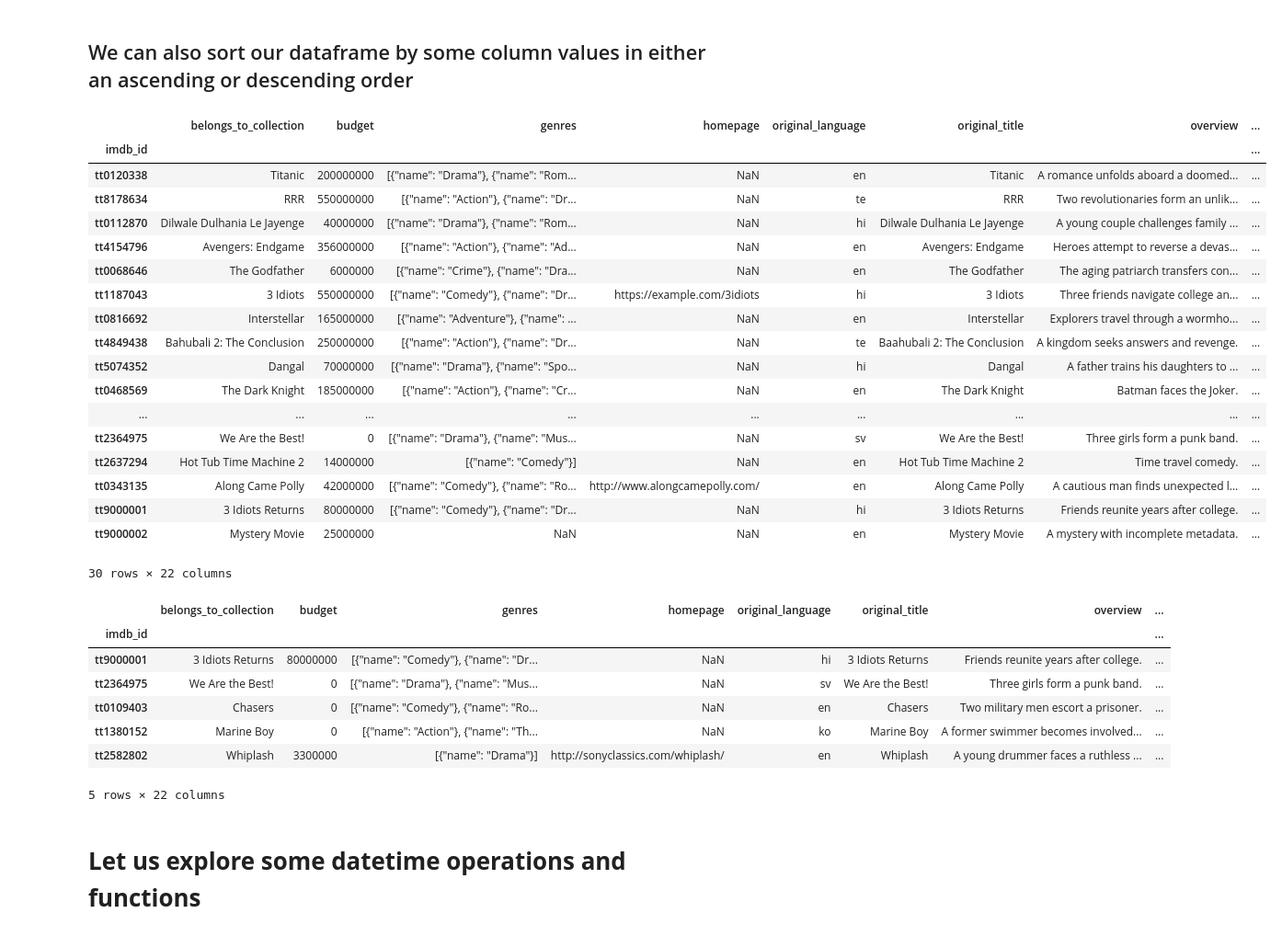
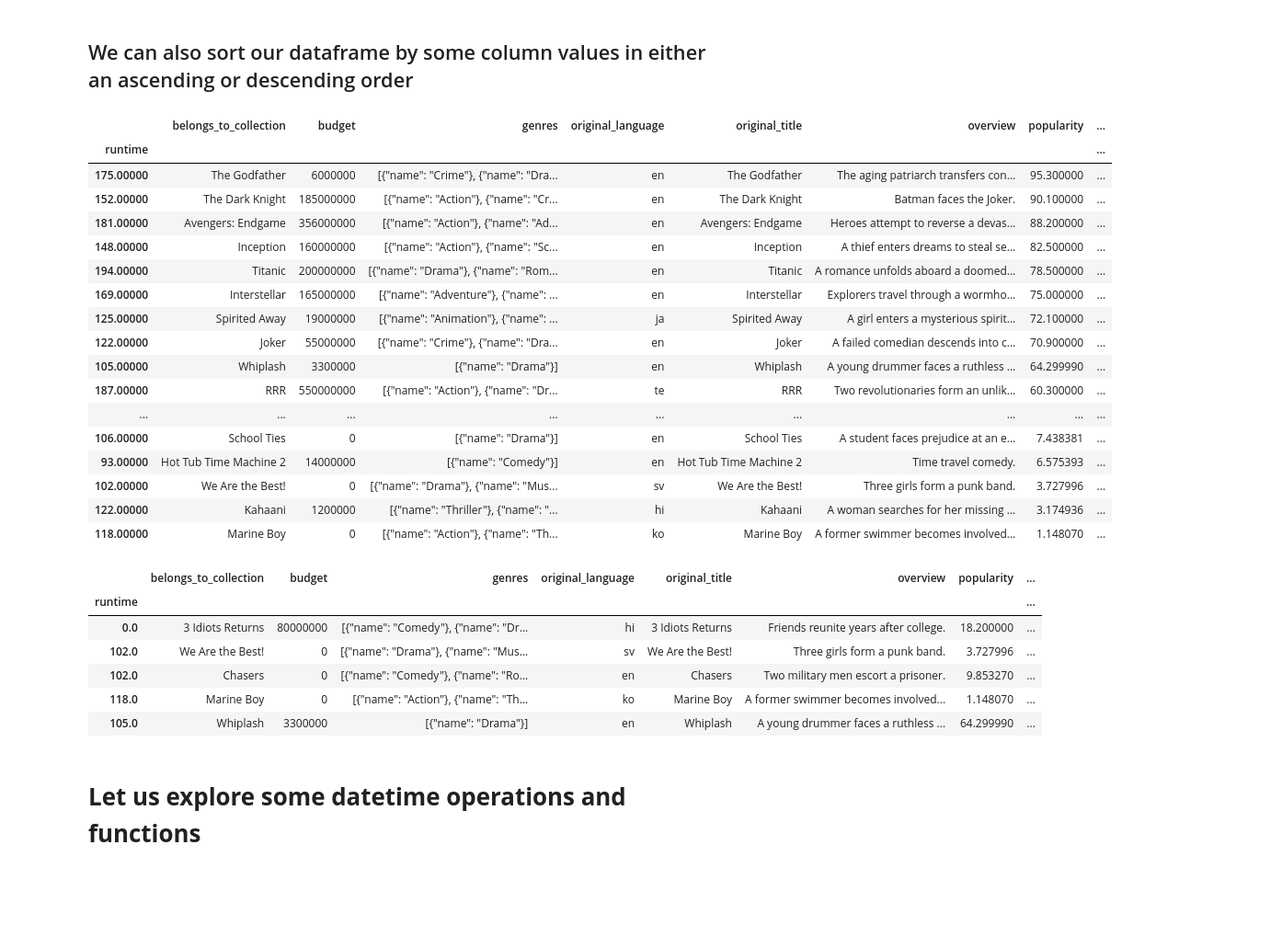
Before and after one commit to laxmanclinilaunch-hub/Python-7-8-, a Jupyter notebook: 2.EDA/Pandas_Operations.ipynb, the cells around one changed output. Shown: that part at 92% size. Cells and saved outputs as stored; diff of their text form; code cells hidden in the pictures; blank space fills up the shorter version.

```diff
--- a/2.EDA/Pandas_Operations.ipynb
+++ b/2.EDA/Pandas_Operations.ipynb
@@ -395,9 +397,3 @@ cast                             object
 crew                             object
 revenue                           int64
 dtype: object
-# %%
-df.year=df.release_date.dt.year
-# %%
-df.month=df.release_date.dt.month
-# %%
-df.day=df.release_date.dt.day
@@ -752,7 +830,7 @@ df.iloc[:5]
 | 4 | Marine Boy | 0 | [{"name": "Action"}, {"name": "Th... | NaN | tt1380152 | ko | Marine Boy | ... |
 5 rows × 21 columns
 # %%
-df.set_index('imdb_id', inplace=True)
+df.set_index('runtime', inplace=True)
 # %%
 df.head()
 # %% [output]
@@ -863,39 +949,37 @@ df.head()
 ## We can also sort our dataframe by some column values in either an ascending or descending order
 # %%
 # Sort values in descending order
-df.sort_values('runtime', ascending=False)
+df.sort_values('popularity', ascending=False)
 # %% [output]
-|  | belongs_to_collection | budget | genres | homepage | original_language | original_title | overview | ... |
-| imdb_id |  |  |  |  |  |  |  | ... |
-| tt0120338 | Titanic | 200000000 | [{"name": "Drama"}, {"name": "Rom... | NaN | en | Titanic | A romance unfolds aboard a doomed... | ... |
-| tt8178634 | RRR | 550000000 | [{"name": "Action"}, {"name": "Dr... | NaN | te | RRR | Two revolutionaries form an unlik... | ... |
-| tt0112870 | Dilwale Dulhania Le Jayenge | 40000000 | [{"name": "Drama"}, {"name": "Rom... | NaN | hi | Dilwale Dulhania Le Jayenge | A young couple challenges family ... | ... |
-| tt4154796 | Avengers: Endgame | 356000000 | [{"name": "Action"}, {"name": "Ad... | NaN | en | Avengers: Endgame | Heroes attempt to reverse a devas... | ... |
-| tt0068646 | The Godfather | 6000000 | [{"name": "Crime"}, {"name": "Dra... | NaN | en | The Godfather | The aging patriarch transfers con... | ... |
-| tt1187043 | 3 Idiots | 550000000 | [{"name": "Comedy"}, {"name": "Dr... | https://example.com/3idiots | hi | 3 Idiots | Three friends navigate college an... | ... |
-| tt0816692 | Interstellar | 165000000 | [{"name": "Adventure"}, {"name": ... | NaN | en | Interstellar | Explorers travel through a wormho... | ... |
-| tt4849438 | Bahubali 2: The Conclusion | 250000000 | [{"name": "Action"}, {"name": "Dr... | NaN | te | Baahubali 2: The Conclusion | A kingdom seeks answers and revenge. | ... |
-| tt5074352 | Dangal | 70000000 | [{"name": "Drama"}, {"name": "Spo... | NaN | hi | Dangal | A father trains his daughters to ... | ... |
-| tt0468569 | The Dark Knight | 185000000 | [{"name": "Action"}, {"name": "Cr... | NaN | en | The Dark Knight | Batman faces the Joker. | ... |
+|  | belongs_to_collection | budget | genres | original_language | original_title | overview | popularity | ... |
+| runtime |  |  |  |  |  |  |  | ... |
+| 175.00000 | The Godfather | 6000000 | [{"name": "Crime"}, {"name": "Dra... | en | The Godfather | The aging patriarch transfers con... | 95.300000 | ... |
+| 152.00000 | The Dark Knight | 185000000 | [{"name": "Action"}, {"name": "Cr... | en | The Dark Knight | Batman faces the Joker. | 90.100000 | ... |
+| 181.00000 | Avengers: Endgame | 356000000 | [{"name": "Action"}, {"name": "Ad... | en | Avengers: Endgame | Heroes attempt to reverse a devas... | 88.200000 | ... |
+| 148.00000 | Inception | 160000000 | [{"name": "Action"}, {"name": "Sc... | en | Inception | A thief enters dreams to steal se... | 82.500000 | ... |
+| 194.00000 | Titanic | 200000000 | [{"name": "Drama"}, {"name": "Rom... | en | Titanic | A romance unfolds aboard a doomed... | 78.500000 | ... |
+| 169.00000 | Interstellar | 165000000 | [{"name": "Adventure"}, {"name": ... | en | Interstellar | Explorers travel through a wormho... | 75.000000 | ... |
+| 125.00000 | Spirited Away | 19000000 | [{"name": "Animation"}, {"name": ... | ja | Spirited Away | A girl enters a mysterious spirit... | 72.100000 | ... |
+| 122.00000 | Joker | 55000000 | [{"name": "Crime"}, {"name": "Dra... | en | Joker | A failed comedian descends into c... | 70.900000 | ... |
+| 105.00000 | Whiplash | 3300000 | [{"name": "Drama"}] | en | Whiplash | A young drummer faces a ruthless ... | 64.299990 | ... |
+| 187.00000 | RRR | 550000000 | [{"name": "Action"}, {"name": "Dr... | te | RRR | Two revolutionaries form an unlik... | 60.300000 | ... |
 | ... | ... | ... | ... | ... | ... | ... | ... | ... |
-| tt2364975 | We Are the Best! | 0 | [{"name": "Drama"}, {"name": "Mus... | NaN | sv | We Are the Best! | Three girls form a punk band. | ... |
-| tt2637294 | Hot Tub Time Machine 2 | 14000000 | [{"name": "Comedy"}] | NaN | en | Hot Tub Time Machine 2 | Time travel comedy. | ... |
-| tt0343135 | Along Came Polly | 42000000 | [{"name": "Comedy"}, {"name": "Ro... | http://www.alongcamepolly.com/ | en | Along Came Polly | A cautious man finds unexpected l... | ... |
-| tt9000001 | 3 Idiots Returns | 80000000 | [{"name": "Comedy"}, {"name": "Dr... | NaN | hi | 3 Idiots Returns | Friends reunite years after college. | ... |
-| tt9000002 | Mystery Movie | 25000000 | NaN | NaN | en | Mystery Movie | A mystery with incomplete metadata. | ... |
+| 106.00000 | School Ties | 0 | [{"name": "Drama"}] | en | School Ties | A student faces prejudice at an e... | 7.438381 | ... |
+| 93.00000 | Hot Tub Time Machine 2 | 14000000 | [{"name": "Comedy"}] | en | Hot Tub Time Machine 2 | Time travel comedy. | 6.575393 | ... |
+| 102.00000 | We Are the Best! | 0 | [{"name": "Drama"}, {"name": "Mus... | sv | We Are the Best! | Three girls form a punk band. | 3.727996 | ... |
+| 122.00000 | Kahaani | 1200000 | [{"name": "Thriller"}, {"name": "... | hi | Kahaani | A woman searches for her missing ... | 3.174936 | ... |
+| 118.00000 | Marine Boy | 0 | [{"name": "Action"}, {"name": "Th... | ko | Marine Boy | A former swimmer becomes involved... | 1.148070 | ... |
-30 rows × 22 columns
 # %%
 # We can also sort by the combination of two columns
 df.sort_values(['status','new_profit'], ascending=[False,True]).head()
 # %% [output]
-|  | belongs_to_collection | budget | genres | homepage | original_language | original_title | overview | ... |
-| imdb_id |  |  |  |  |  |  |  | ... |
-| tt9000001 | 3 Idiots Returns | 80000000 | [{"name": "Comedy"}, {"name": "Dr... | NaN | hi | 3 Idiots Returns | Friends reunite years after college. | ... |
-| tt2364975 | We Are the Best! | 0 | [{"name": "Drama"}, {"name": "Mus... | NaN | sv | We Are the Best! | Three girls form a punk band. | ... |
-| tt0109403 | Chasers | 0 | [{"name": "Comedy"}, {"name": "Ro... | NaN | en | Chasers | Two military men escort a prisoner. | ... |
-| tt1380152 | Marine Boy | 0 | [{"name": "Action"}, {"name": "Th... | NaN | ko | Marine Boy | A former swimmer becomes involved... | ... |
-| tt2582802 | Whiplash | 3300000 | [{"name": "Drama"}] | http://sonyclassics.com/whiplash/ | en | Whiplash | A young drummer faces a ruthless ... | ... |
+|  | belongs_to_collection | budget | genres | original_language | original_title | overview | popularity | ... |
+| runtime |  |  |  |  |  |  |  | ... |
+| 0.0 | 3 Idiots Returns | 80000000 | [{"name": "Comedy"}, {"name": "Dr... | hi | 3 Idiots Returns | Friends reunite years after college. | 18.200000 | ... |
+| 102.0 | We Are the Best! | 0 | [{"name": "Drama"}, {"name": "Mus... | sv | We Are the Best! | Three girls form a punk band. | 3.727996 | ... |
+| 102.0 | Chasers | 0 | [{"name": "Comedy"}, {"name": "Ro... | en | Chasers | Two military men escort a prisoner. | 9.853270 | ... |
+| 118.0 | Marine Boy | 0 | [{"name": "Action"}, {"name": "Th... | ko | Marine Boy | A former swimmer becomes involved... | 1.148070 | ... |
+| 105.0 | Whiplash | 3300000 | [{"name": "Drama"}] | en | Whiplash | A young drummer faces a ruthless ... | 64.299990 | ... |
-5 rows × 22 columns
 # %% [markdown]
 # <b>Let us explore some datetime operations and functions
 # %% [markdown]
```
Also changed, not shown: parts of 64 cells of this notebook.
